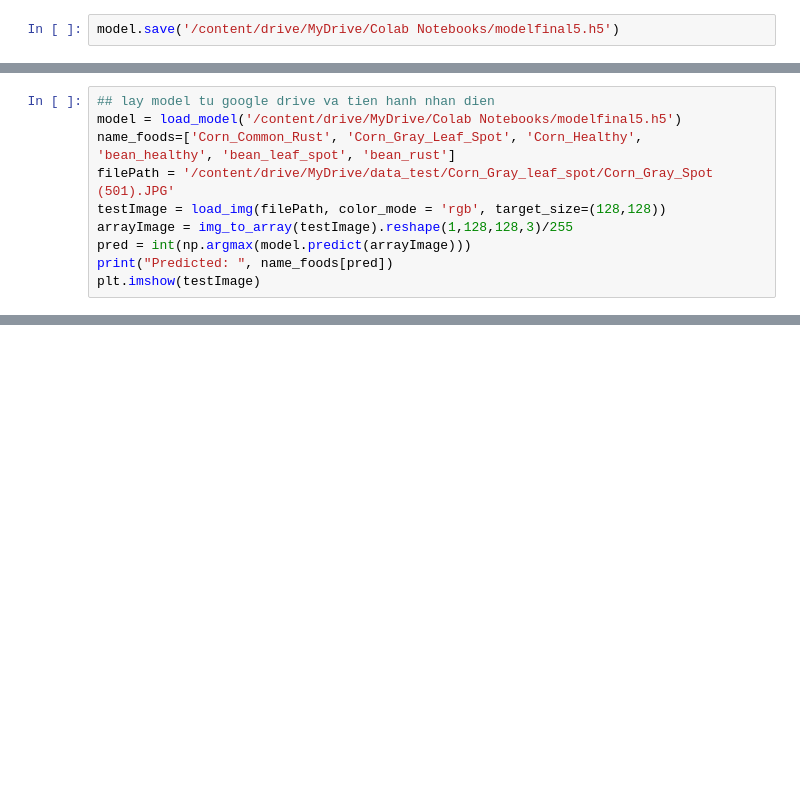
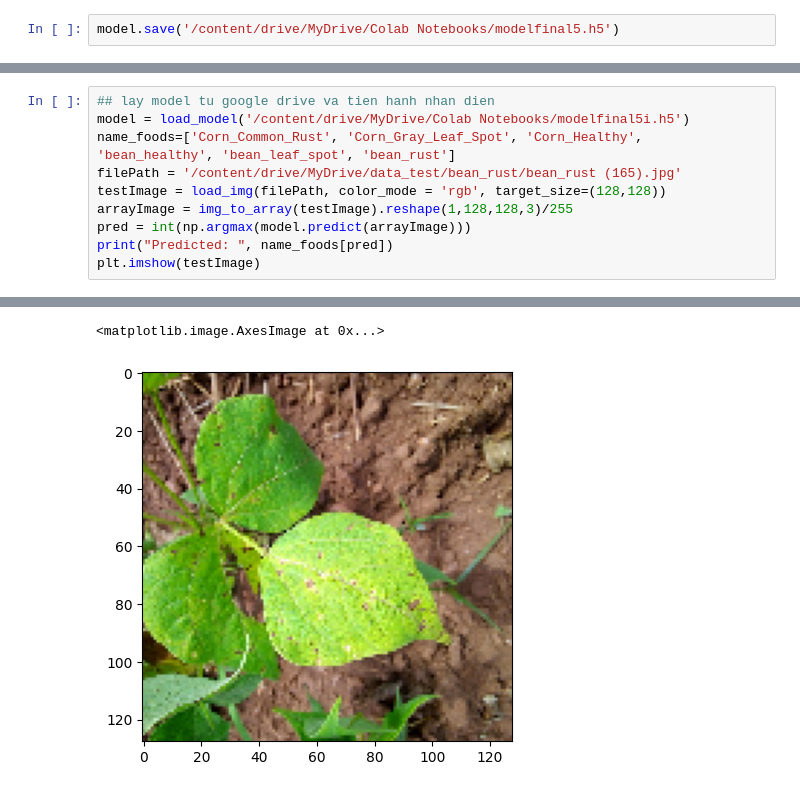
Before and after one commit to Trrunghau/AI, a Jupyter notebook: Plant_disease.ipynb, the cells around one changed output, grey strips where cells are left out. Drawn from its saved outputs; the diff is of its cells as text; blank space fills up the shorter version.

```diff
--- a/Plant_disease.ipynb
+++ b/Plant_disease.ipynb
@@ -124,10 +199,11 @@ plt.show()
 # %%
 ## lay model tu google drive va tien hanh nhan dien
-model = load_model('/content/drive/MyDrive/Colab Notebooks/modelfinal5.h5')
+model = load_model('/content/drive/MyDrive/Colab Notebooks/modelfinal5i.h5')
 name_foods=['Corn_Common_Rust', 'Corn_Gray_Leaf_Spot', 'Corn_Healthy', 'bean_healthy', 'bean_leaf_spot', 'bean_rust']
-filePath = '/content/drive/MyDrive/data_test/Corn_Gray_leaf_spot/Corn_Gray_Spot (501).JPG'
+filePath = '/content/drive/MyDrive/data_test/bean_rust/bean_rust (165).jpg'
 testImage = load_img(filePath, color_mode = 'rgb', target_size=(128,128))
 arrayImage = img_to_array(testImage).reshape(1,128,128,3)/255
 pred = int(np.argmax(model.predict(arrayImage)))
 print("Predicted: ", name_foods[pred])
 plt.imshow(testImage)
+# %% [output]
@@ -133,0 +213,2 @@ plt.imshow(testImage)
+<matplotlib.image.AxesImage at 0x...>
+[figure, added]
```
Also changed, not shown: parts of 10 cells of this notebook.
